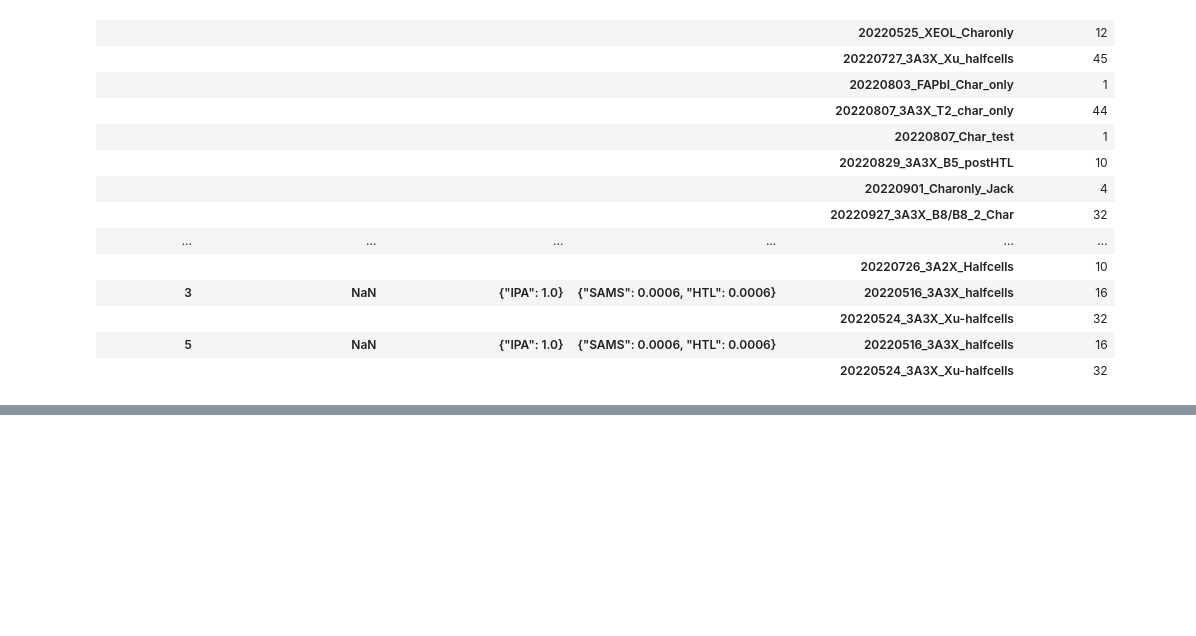
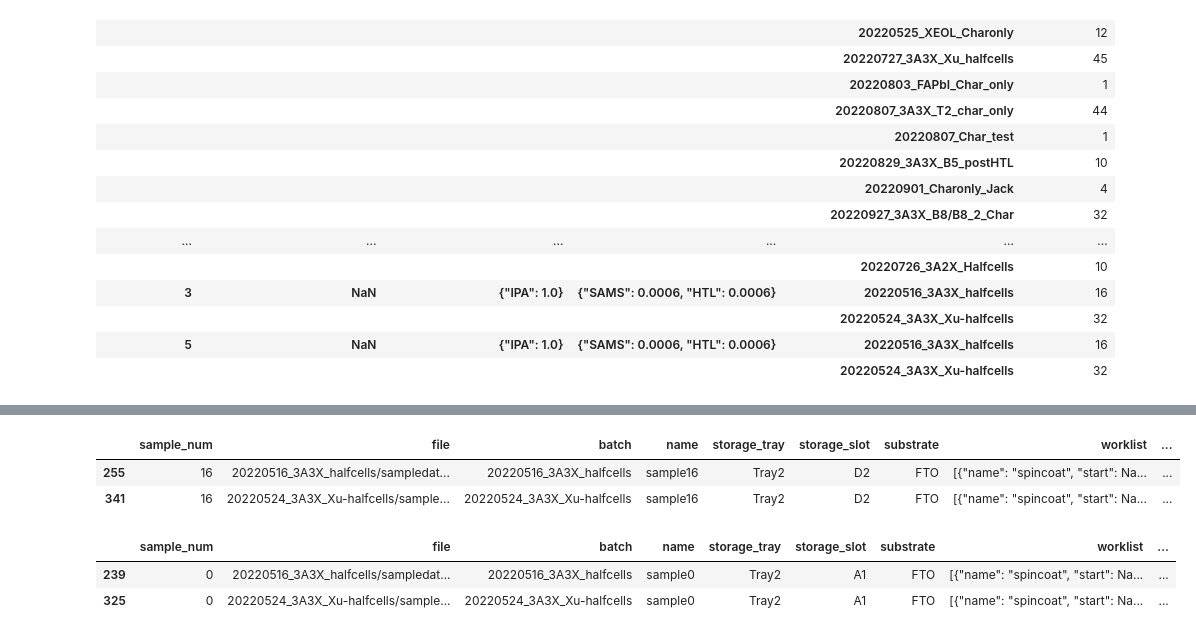
Before and after one commit to fenning-research-group/PASCAL_TrainView, a Jupyter notebook: input_eda.ipynb, the cells around one changed output, grey strips where cells are left out. Drawn from its saved outputs; the diff is of its cells as text; code cells hidden in the pictures; blank space fills up the shorter version.

```diff
--- a/input_eda.ipynb
+++ b/input_eda.ipynb
@@ -254,0 +280,24 @@ pd.DataFrame(sample_input_df.groupby(
+# %%
+# 3 spincoat batches
+
+spins_3 = sample_input_df[sample_input_df['spincoat_count'] == 3]
+count = spins_3.groupby('batch').size().rename('num_samples')
+spins_3 = spins_3.join(count, on='batch')
+spins_3 = spins_3.drop_duplicates(spins_3.filter(like='spincoat').columns.to_list())
+spins_3
+# %% [output]
+|  | sample_num | file | batch | name | storage_tray | storage_slot | substrate | worklist | ... |
+| 255 | 16 | 20220516_3A3X_halfcells/sampledat... | 20220516_3A3X_halfcells | sample16 | Tray2 | D2 | FTO | [{"name": "spincoat", "start": Na... | ... |
+| 341 | 16 | 20220524_3A3X_Xu-halfcells/sample... | 20220524_3A3X_Xu-halfcells | sample16 | Tray2 | D2 | FTO | [{"name": "spincoat", "start": Na... | ... |
+# %%
+# 5 spincoat batches
+
+spins_5 = sample_input_df[sample_input_df['spincoat_count'] == 5]
+count = spins_5.groupby('batch').size().rename('num_samples')
+spins_5 = spins_5.join(count, on='batch')
+spins_5 = spins_5.drop_duplicates(spins_5.filter(like='spincoat').columns.to_list())
+spins_5
+# %% [output]
+|  | sample_num | file | batch | name | storage_tray | storage_slot | substrate | worklist | ... |
+| 239 | 0 | 20220516_3A3X_halfcells/sampledat... | 20220516_3A3X_halfcells | sample0 | Tray2 | A1 | FTO | [{"name": "spincoat", "start": Na... | ... |
+| 325 | 0 | 20220524_3A3X_Xu-halfcells/sample... | 20220524_3A3X_Xu-halfcells | sample0 | Tray2 | A1 | FTO | [{"name": "spincoat", "start": Na... | ... |
```
Also changed, not shown: parts of 1 cell of this notebook.
